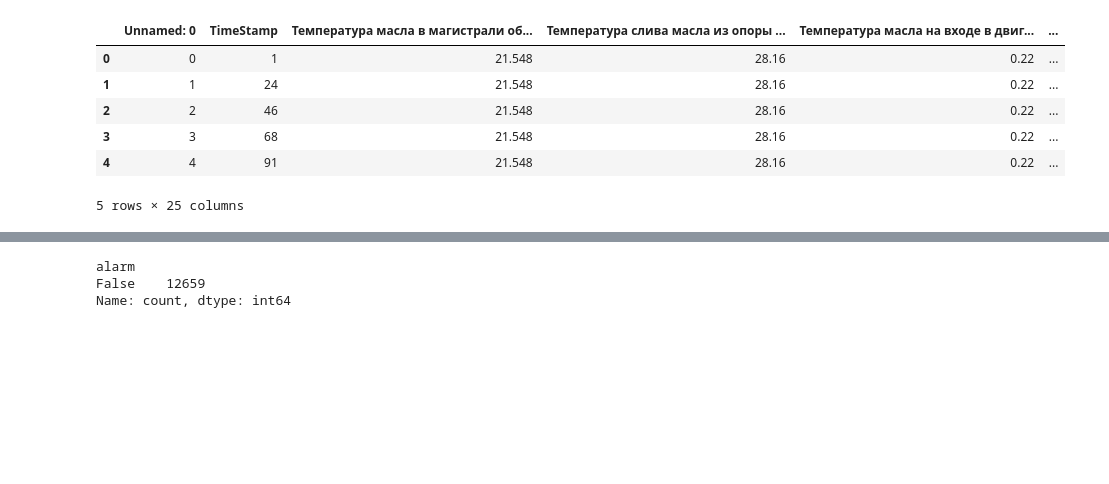
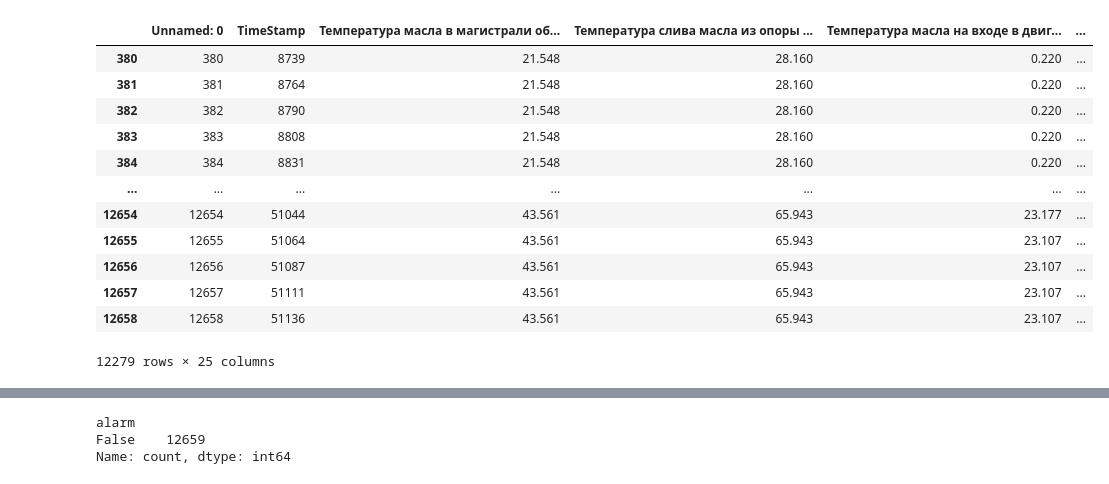
Before and after one commit to BogdanPustovalov/gazpromhacktask3, a Jupyter notebook: test.ipynb, the cells around one changed output, grey strips where cells are left out. Cells and saved outputs as stored; diff of their text form; code cells hidden in the pictures; blank space fills up the shorter version.

```diff
--- a/test.ipynb
+++ b/test.ipynb
@@ -7,13 +8,21 @@ from collections import deque
 # %%
-df=pd.read_csv('C:/Users/bogda/gazpromhack/data/matan25.csv', encoding='UTF-8', sep=',')
-df.head()
+df1=pd.read_csv('C:/Users/bogda/gazpromhack/data/matan25.csv', encoding='UTF-8', sep=',')
+df1.head()
+df1=df1[380:]
+df1
 # %% [output]
 |  | Unnamed: 0 | TimeStamp | Температура масла в магистрали об... | Температура слива масла из опоры ... | Температура масла на входе в двиг... | ... |
-| 0 | 0 | 1 | 21.548 | 28.16 | 0.22 | ... |
-| 1 | 1 | 24 | 21.548 | 28.16 | 0.22 | ... |
-| 2 | 2 | 46 | 21.548 | 28.16 | 0.22 | ... |
-| 3 | 3 | 68 | 21.548 | 28.16 | 0.22 | ... |
-| 4 | 4 | 91 | 21.548 | 28.16 | 0.22 | ... |
+| 380 | 380 | 8739 | 21.548 | 28.160 | 0.220 | ... |
+| 381 | 381 | 8764 | 21.548 | 28.160 | 0.220 | ... |
+| 382 | 382 | 8790 | 21.548 | 28.160 | 0.220 | ... |
+| 383 | 383 | 8808 | 21.548 | 28.160 | 0.220 | ... |
+| 384 | 384 | 8831 | 21.548 | 28.160 | 0.220 | ... |
+| ... | ... | ... | ... | ... | ... | ... |
+| 12654 | 12654 | 51044 | 43.561 | 65.943 | 23.177 | ... |
+| 12655 | 12655 | 51064 | 43.561 | 65.943 | 23.107 | ... |
+| 12656 | 12656 | 51087 | 43.561 | 65.943 | 23.107 | ... |
+| 12657 | 12657 | 51111 | 43.561 | 65.943 | 23.107 | ... |
+| 12658 | 12658 | 51136 | 43.561 | 65.943 | 23.107 | ... |
-5 rows × 25 columns
+12279 rows × 25 columns
 # %%
 df=pd.read_csv('C:/Users/bogda/gazpromhack/data/1.csv', encoding='cp1251', sep=';')
```
Also changed, not shown: parts of 18 cells of this notebook.
